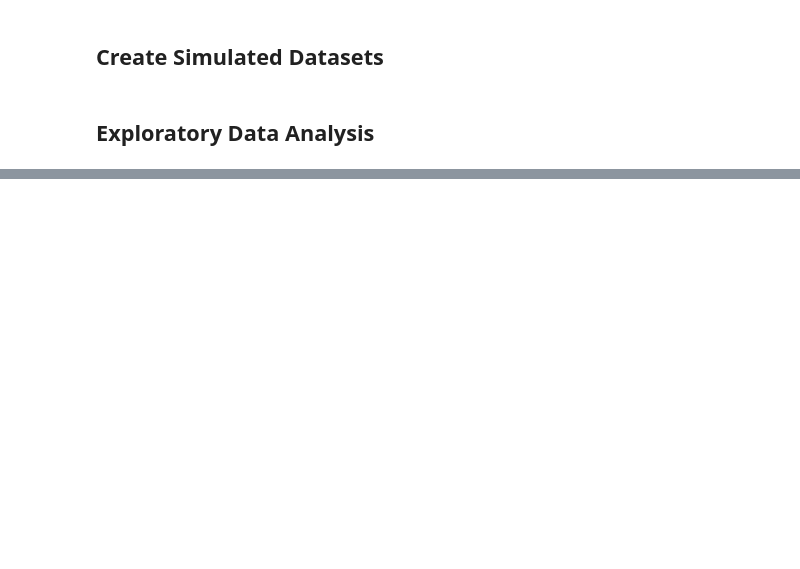
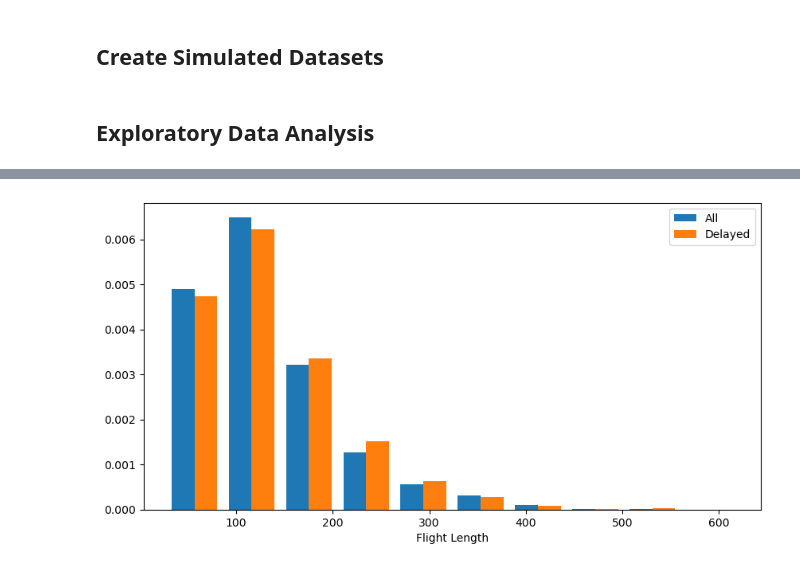
Before and after one commit to adityamittal03/ucdavis-projects, a Jupyter notebook: airlines-delay-prediction/01_data_and_eda.ipynb, the cells around one changed output, grey strips where cells are left out. Cells and saved outputs as stored; diff of their text form; code cells hidden in the pictures; blank space fills up the shorter version.

```diff
--- a/airlines-delay-prediction/01_data_and_eda.ipynb
+++ b/airlines-delay-prediction/01_data_and_eda.ipynb
@@ -21,3 +107,10 @@ sns.barplot(y='Airline', x='%_delays', data=flights_per_airline, orient='h', col
 # %%
-delayed = df[df['Class']==1]plt.figure(figsize=(10,5))plt.hist([df['Length'], delayed['Length']], label=['All','Delayed'], density=True)plt.legend()plt.xlabel('Flight Length')plt.show()
+delayed = df[df['Class']==1]
+plt.figure(figsize=(10,5))
+plt.hist([df['Length'], delayed['Length']], label=['All','Delayed'], density=True)
+plt.legend()
+plt.xlabel('Flight Length')
+plt.show()
+# %% [output]
+[figure, added]
 # %%
```
Also changed, not shown: parts of 8 cells of this notebook, 4 other files.
